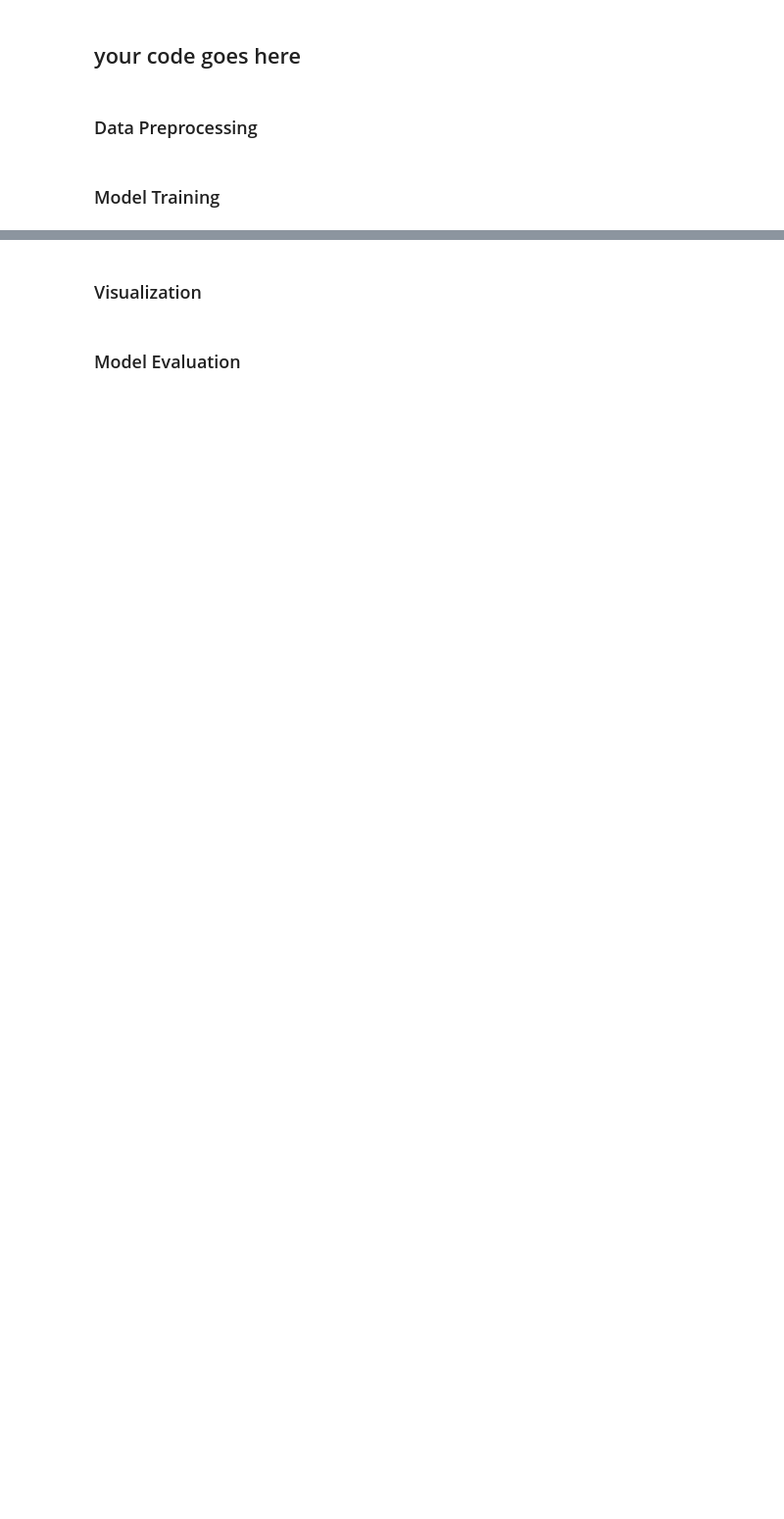
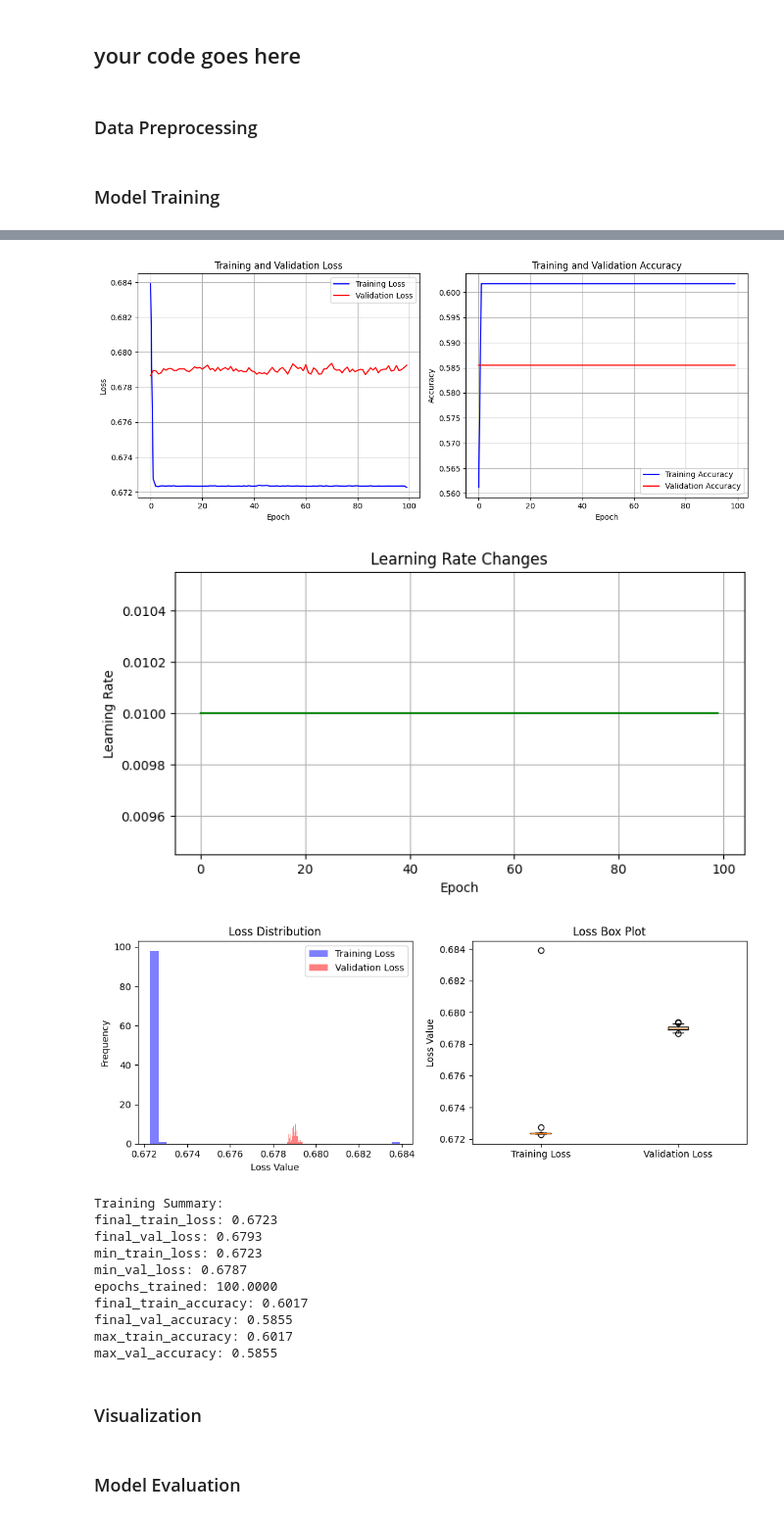
Before and after one commit to erel213/deep-learning-hw, a Jupyter notebook: homework1/deep_learning.ipynb, the cells around one changed output, grey strips where cells are left out. Shown: that part at 98% size. Saved outputs shown, nothing was run; the diff lists cells and outputs as text; code cells hidden in the pictures; blank space fills up the shorter version.

Commit message:
NOTEBOOK CHECKPOINT: train_nn

```diff
--- a/homework1/deep_learning.ipynb
+++ b/homework1/deep_learning.ipynb
@@ -410,0 +105,11 @@ def train_nn(train_loader: DataLoader, val_loader: DataLoader, epochs: int):
+# %%
+# TODO: Train the neural network
+# - Implement the network with architecture [5, 40, 30, 10, 7, 5, 3, 1]
+# - Train for exactly 100 epochs on the training set
+# - Use batch_size=8 as specified
+# - Calculate and store train and validation loss for each epoch
+# - Track training progres
+
+train_loader, val_loader, test_loader = preprocess_data('hour.csv', batch_size=32)
+model, visualizer = train_nn(train_loader, val_loader, epochs=100, learning_rate=0.001)
+# %% [output]
@@ -411,3 +133,16 @@ def train_nn(train_loader: DataLoader, val_loader: DataLoader, epochs: int):
+[figure, added]
+[figure, added]
+[figure, added]
+Training Summary:
+final_train_loss: 0.6723
+final_val_loss: 0.6793
+min_train_loss: 0.6723
+min_val_loss: 0.6787
+epochs_trained: 100.0000
+final_train_accuracy: 0.6017
+final_val_accuracy: 0.5855
+max_train_accuracy: 0.6017
+max_val_accuracy: 0.5855
 # %% [markdown]
 ### Visualization
 # %% [markdown]
```
Also changed, not shown: parts of 8 cells of this notebook, 2 other files.
